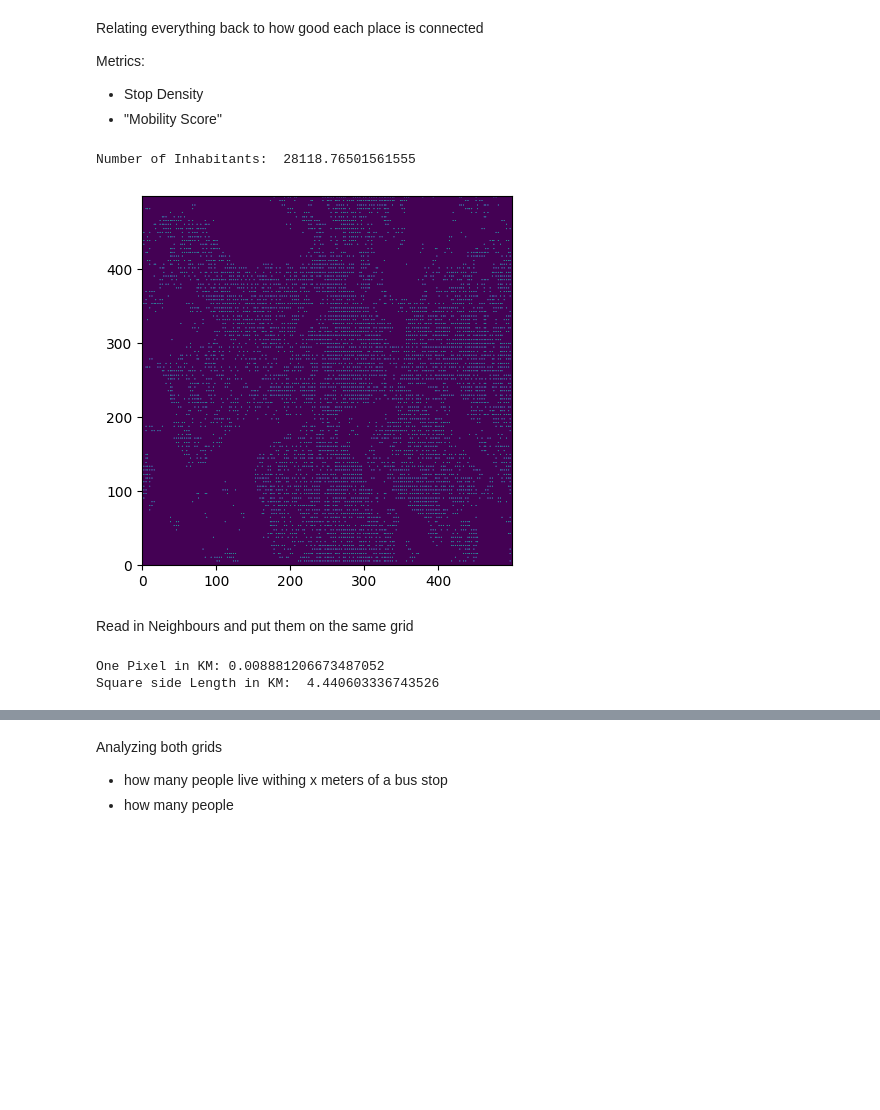
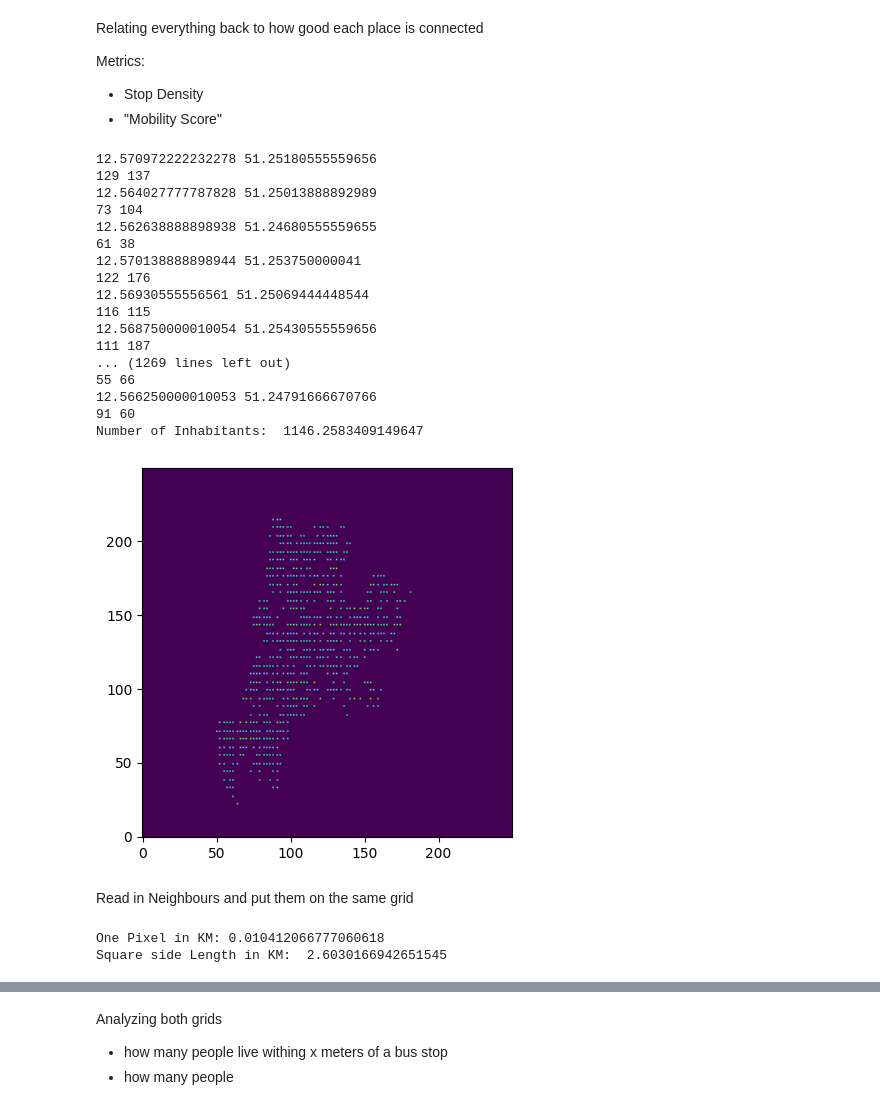
Before and after one commit to lauris-schleussner/Datascience2, a Jupyter notebook: population_density.ipynb, the cells around one changed output, grey strips where cells are left out. Drawn from its saved outputs; the diff is of its cells as text; code cells hidden in the pictures; blank space fills up the shorter version.

```diff
--- a/population_density.ipynb
+++ b/population_density.ipynb
@@ -11,14 +11,14 @@ from scipy.ndimage import gaussian_filter
 import utm
 
 # read
-df = pd.read_csv("pop_ger.csv", sep = ",", names = ["y","x","weight"], dtype = np.float64, skiprows = 1)
+df = pd.read_csv("pop_ger.csv", sep = ",", names = ["y","x","weight"], dtype = np.float16, skiprows = 1)
 
 # carefull this is about square
-LONMIN = 51.32570534890512
-LATMIN =  12.347111924747685
+LONMIN = 50.822654
+LATMIN = 11.411137
 
-LONMAX = 51.35165731753352
-LATMAX = 12.397580367482496
+LONMAX = 51.669633
+LATMAX = 13.226496
 
 print("selecting the relevant rows...")
 # select rows that are inside of the bounding box
@@ -30,6 +30,9 @@ print("converting to numpy...")
 x = df["x"].tolist()
 y = df["y"].tolist()
 weight = df["weight"].tolist()
+
+print(len(x))
+print(len(y))
 # %% [output]
 selecting the relevant rows...
 converting to numpy...
@@ -59,41 +64,57 @@ Metrics:
 # %%
 
 import math as m
 import matplotlib.pyplot as plt
 
 
-GRIDSIZE = 500
-
-# calculate delta as the range of all possible coorinates. Every coordinate falls in this range
-LONDELTA = LONMAX - LONMIN
-LATDELTA = LATMAX - LATMIN
-
+GRIDSIZE = 250
 
 POPULATIONGRID = [[0 for i in range(GRIDSIZE)] for j in range (GRIDSIZE)]
 
 
 l = []
 def getindices(lat, lon):
 
+    print(lat, lon)
 
     xind = m.floor(((lat-LATMIN) / (LATMAX - LATMIN)) * GRIDSIZE) # data normalisation to be in the range of 0 - 99
     yind = m.floor(((lon-LONMIN) / (LONMAX - LONMIN)) * GRIDSIZE)
+
+
+    print(xind, yind)
 
     return [xind,yind]
 
 for x1, y1, w1 in zip(x,y, weight):
     xind, yind = getindices(x1,y1)
     POPULATIONGRID[yind][xind] += w1
 
 # sanity check
 
-print("Number of Inhabitants: ", np.sum(POPULATIONGRID))
+TOTALPOP = np.sum(POPULATIONGRID)
+print("Number of Inhabitants: ", TOTALPOP)
 
 plt.imshow(POPULATIONGRID, interpolation = None, origin = "lower")
 plt.show()
 # %% [output]
-Number of Inhabitants:  28118.76501561555
+12.570972222232278 51.25180555559656
+129 137
+12.564027777787828 51.25013888892989
+73 104
+12.562638888898938 51.24680555559655
+61 38
+12.570138888898944 51.253750000041
+122 176
+12.56930555556561 51.25069444448544
+116 115
+12.568750000010054 51.25430555559656
+111 187
+... (1269 lines left out)
+55 66
+12.566250000010053 51.24791666670766
+91 60
+Number of Inhabitants:  1146.2583409149647
-[figure, old version]
+[figure, new version]
 # %% [markdown]
 Read in Neighbours and put them on the same grid
 # %%
@@ -108,13 +129,10 @@ side = diagonal / m.sqrt(2)
 onepxlength = side / GRIDSIZE # length of one pixel in grid in KM
 
 print("One Pixel in KM:", onepxlength)
-
-
-
 print("Square side Length in KM: ", side)
 # %% [output]
-One Pixel in KM: 0.008881206673487052
-Square side Length in KM:  4.440603336743526
+One Pixel in KM: 0.010412066777060618
+Square side Length in KM:  2.6030166942651545
 # %%
 import json
 from utils import load_stops_as_dict
```
Also changed, not shown: parts of 7 cells of this notebook, 13 other files.
